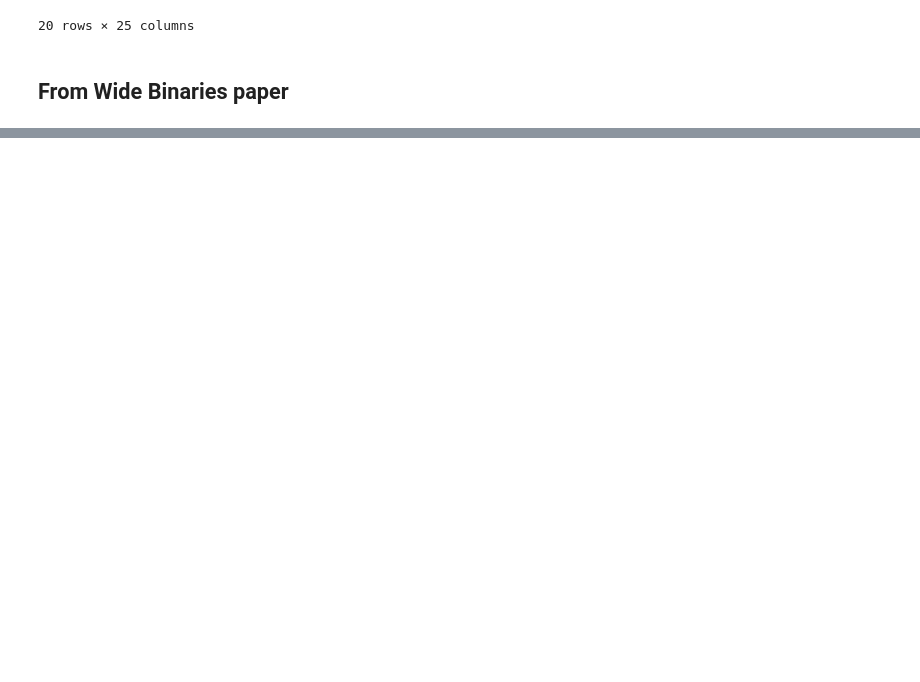
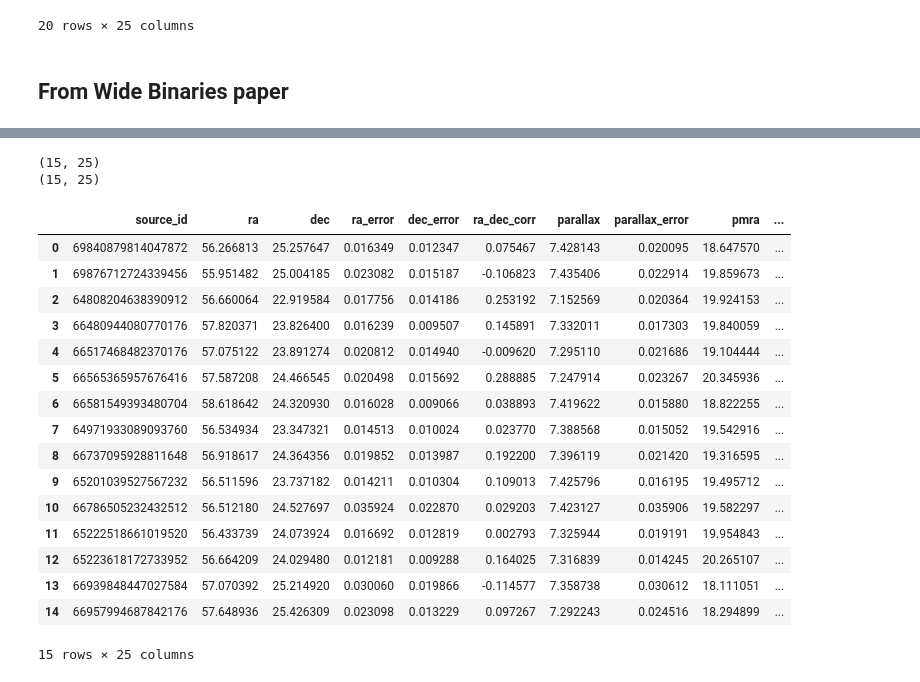
Before and after one commit to marcoboscato/celestial_mechanics, a Jupyter notebook: Exam/Pleiadi_orbits/binary_candidates.ipynb, the cells around one changed output, grey strips where cells are left out. Cells and saved outputs as stored; diff of their text form; code cells hidden in the pictures; blank space fills up the shorter version.

```diff
--- a/Exam/Pleiadi_orbits/binary_candidates.ipynb
+++ b/Exam/Pleiadi_orbits/binary_candidates.ipynb
@@ -435,0 +464,60 @@ if save:
+# %%
+# Dividing into two dataframes: one with pairs from Chulkov et al. 2024 and one with the rest
+primary_members_df = df[df['source_id'].isin(final_cleaned['source_id_1'])].copy()
+secondary_members_df = df[df['source_id'].isin(final_cleaned['source_id_2'])].copy()
+
+
+
+# Step 1: Create an empty list to store the filtered rows
+filtered_gaia_rows = []
+
+# Step 2: Iterate over each Primary_Gaia_source_id and get the corresponding Gaia row
+for primary_id in final_cleaned['source_id_1']:
+    # Find the corresponding row in Gaia data for the given source_id
+    row = primary_members_df[primary_members_df['source_id'] == primary_id]
+
+    # Append the row to the filtered list
+    filtered_gaia_rows.append(row)
+
+# Step 3: Concatenate all the filtered rows back into a DataFrame
+primary_members_df_sorted = pd.concat(filtered_gaia_rows, ignore_index=True)
+
+# same for secondary members:
+filtered_gaia_rows = []
+
+for secondary_id in final_cleaned['source_id_2']:
+    row = secondary_members_df[secondary_members_df['source_id'] == secondary_id]
+    filtered_gaia_rows.append(row)
+
+secondary_members_df_sorted = pd.concat(filtered_gaia_rows, ignore_index=True)
+
+
+
+primary_members_df_sorted.reset_index(inplace=True, drop=True)
+secondary_members_df_sorted.reset_index(inplace=True, drop=True)
+
+print(primary_members_df_sorted.shape)
+print(secondary_members_df_sorted.shape)
+# %% [output]
+(15, 25)
+(15, 25)
+# %%
+primary_members_df_sorted.head(15)
+# %% [output]
+|  | source_id | ra | dec | ra_error | dec_error | ra_dec_corr | parallax | parallax_error | pmra | ... |
+| 0 | 69840879814047872 | 56.266813 | 25.257647 | 0.016349 | 0.012347 | 0.075467 | 7.428143 | 0.020095 | 18.647570 | ... |
+| 1 | 69876712724339456 | 55.951482 | 25.004185 | 0.023082 | 0.015187 | -0.106823 | 7.435406 | 0.022914 | 19.859673 | ... |
+| 2 | 64808204638390912 | 56.660064 | 22.919584 | 0.017756 | 0.014186 | 0.253192 | 7.152569 | 0.020364 | 19.924153 | ... |
+| 3 | 66480944080770176 | 57.820371 | 23.826400 | 0.016239 | 0.009507 | 0.145891 | 7.332011 | 0.017303 | 19.840059 | ... |
+| 4 | 66517468482370176 | 57.075122 | 23.891274 | 0.020812 | 0.014940 | -0.009620 | 7.295110 | 0.021686 | 19.104444 | ... |
+| 5 | 66565365957676416 | 57.587208 | 24.466545 | 0.020498 | 0.015692 | 0.288885 | 7.247914 | 0.023267 | 20.345936 | ... |
+| 6 | 66581549393480704 | 58.618642 | 24.320930 | 0.016028 | 0.009066 | 0.038893 | 7.419622 | 0.015880 | 18.822255 | ... |
+| 7 | 64971933089093760 | 56.534934 | 23.347321 | 0.014513 | 0.010024 | 0.023770 | 7.388568 | 0.015052 | 19.542916 | ... |
+| 8 | 66737095928811648 | 56.918617 | 24.364356 | 0.019852 | 0.013987 | 0.192200 | 7.396119 | 0.021420 | 19.316595 | ... |
+| 9 | 65201039527567232 | 56.511596 | 23.737182 | 0.014211 | 0.010304 | 0.109013 | 7.425796 | 0.016195 | 19.495712 | ... |
+| 10 | 66786505232432512 | 56.512180 | 24.527697 | 0.035924 | 0.022870 | 0.029203 | 7.423127 | 0.035906 | 19.582297 | ... |
+| 11 | 65222518661019520 | 56.433739 | 24.073924 | 0.016692 | 0.012819 | 0.002793 | 7.325944 | 0.019191 | 19.954843 | ... |
+| 12 | 65223618172733952 | 56.664209 | 24.029480 | 0.012181 | 0.009288 | 0.164025 | 7.316839 | 0.014245 | 20.265107 | ... |
+| 13 | 66939848447027584 | 57.070392 | 25.214920 | 0.030060 | 0.019866 | -0.114577 | 7.358738 | 0.030612 | 18.111051 | ... |
+| 14 | 66957994687842176 | 57.648936 | 25.426309 | 0.023098 | 0.013229 | 0.097267 | 7.292243 | 0.024516 | 18.294899 | ... |
+15 rows × 25 columns
```
Also changed, not shown: parts of 12 cells of this notebook, 52 other files.
